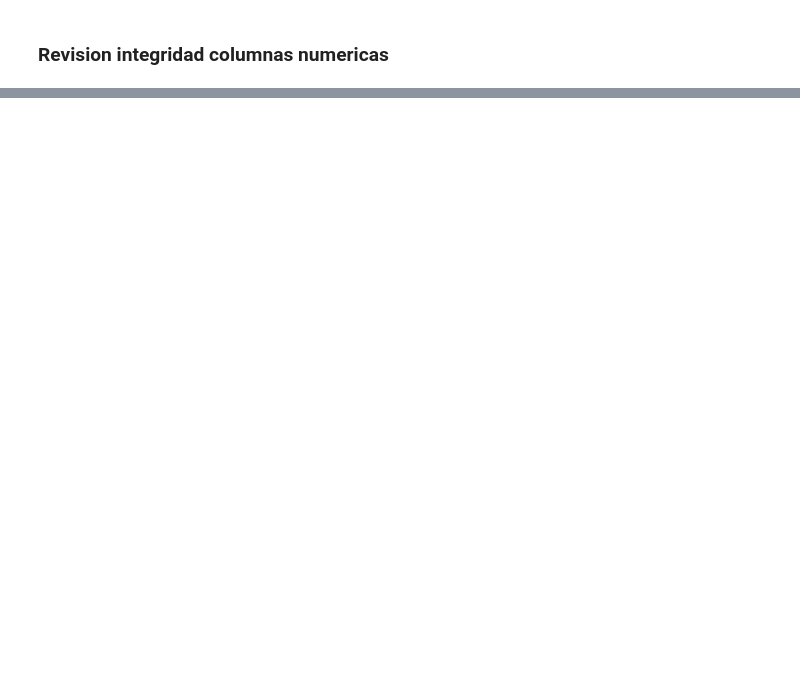
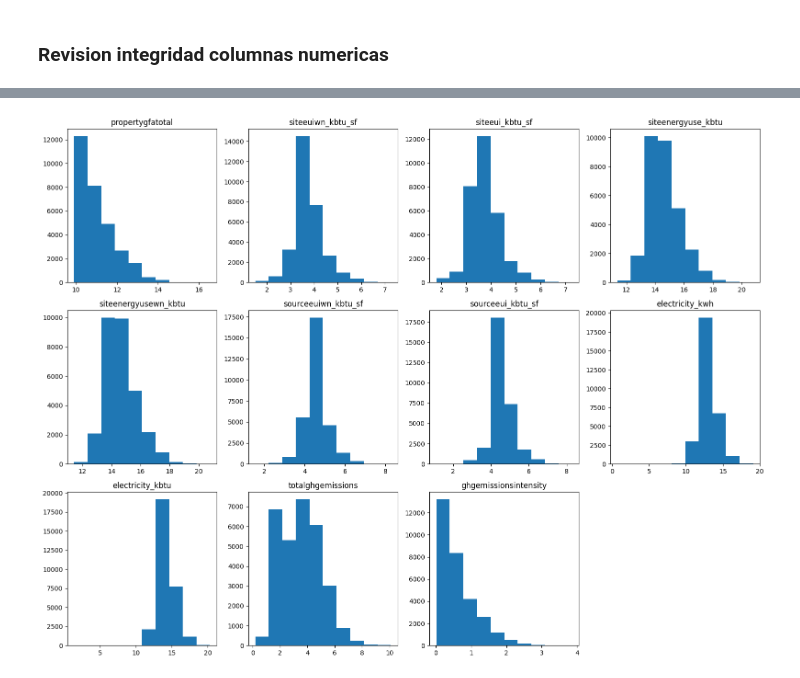
Before and after one commit to LLAES07/seatle, a Jupyter notebook: Notebooks/Proyecto.ipynb, the cells around one changed output, grey strips where cells are left out. Cells and saved outputs as stored; diff of their text form; code cells hidden in the pictures; blank space fills up the shorter version.

```diff
--- a/Notebooks/Proyecto.ipynb
+++ b/Notebooks/Proyecto.ipynb
@@ -382,0 +501,6 @@ df[numeric_cols].describe().T.round(2)
+# %%
+columnas_numericas_ordinales = ['numberoffloors', 'numberofbuildings', 'datayear', 'yearbuilt', 'energystarscore']
+
+columnas_numericas_continuas = [ item for item in numeric_cols if item not in columnas_numericas_ordinales]
+
+columnas_numericas_continuas
@@ -382,0 +521,22 @@ df[numeric_cols].describe().T.round(2)
+# %%
+
+ncols = 4
+nrows = math.ceil(len(columnas_numericas_continuas[2:]) / ncols)
+
+fig, axes = plt.subplots(nrows=nrows, ncols=ncols, figsize=(16, 4 * nrows))
+axes = axes.flatten()  # Para indexar fácilmente cada subplot
+
+for i, col_name in enumerate(columnas_numericas_continuas[2:]):
+    # Graficar un histograma, por ejemplo
+    valores = np.log1p(df[col_name])
+    axes[i].hist(valores)
+    axes[i].set_title(col_name)
+
+# Si sobran ejes (subplots) porque la última fila no está completa, puedes ocultarlos:
+for j in range(i + 1, len(axes)):
+    axes[j].set_visible(False)
+
+plt.tight_layout()
+plt.show()
+# %% [output]
+[figure, added]
```
Also changed, not shown: parts of 24 cells of this notebook, 2 other files.
